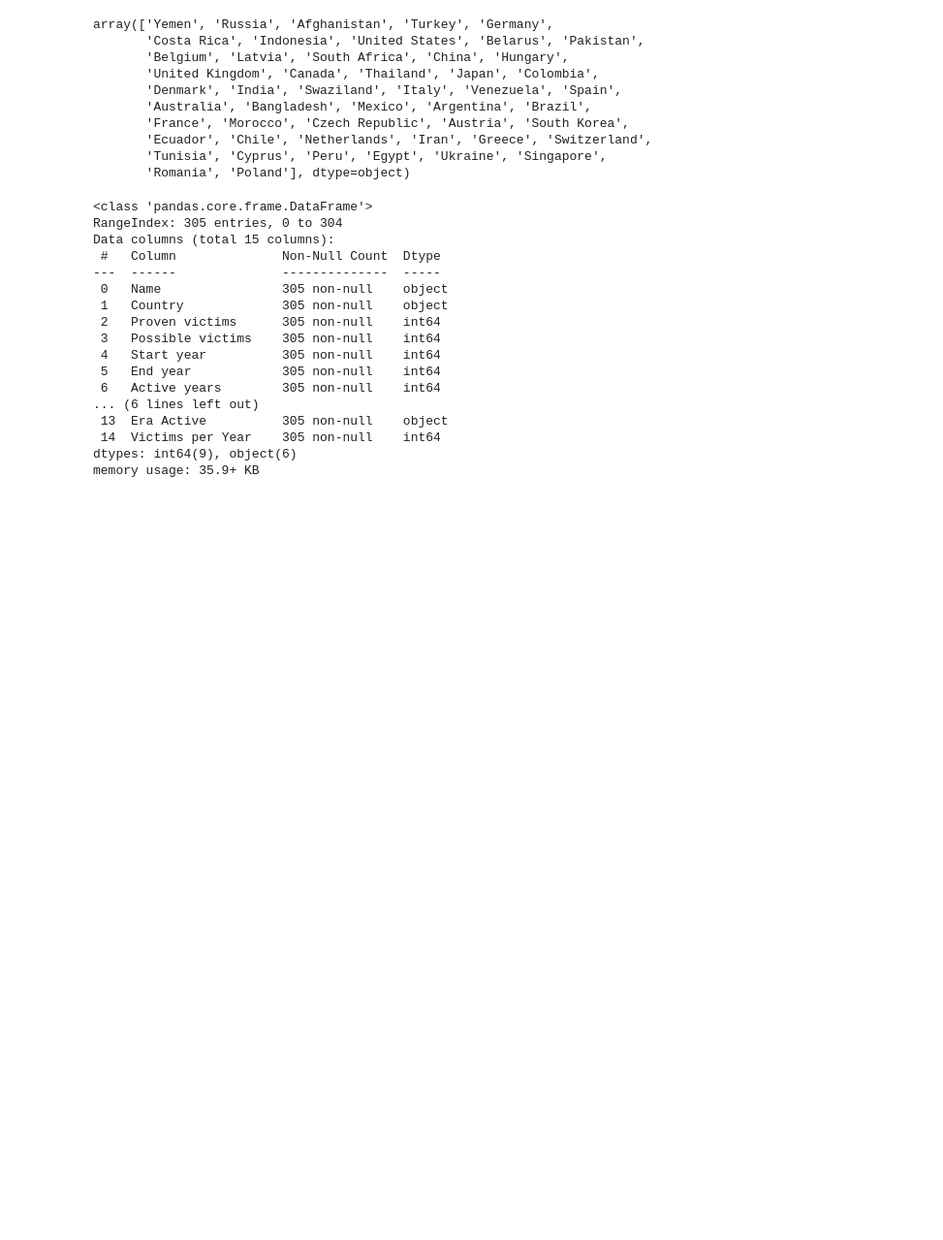
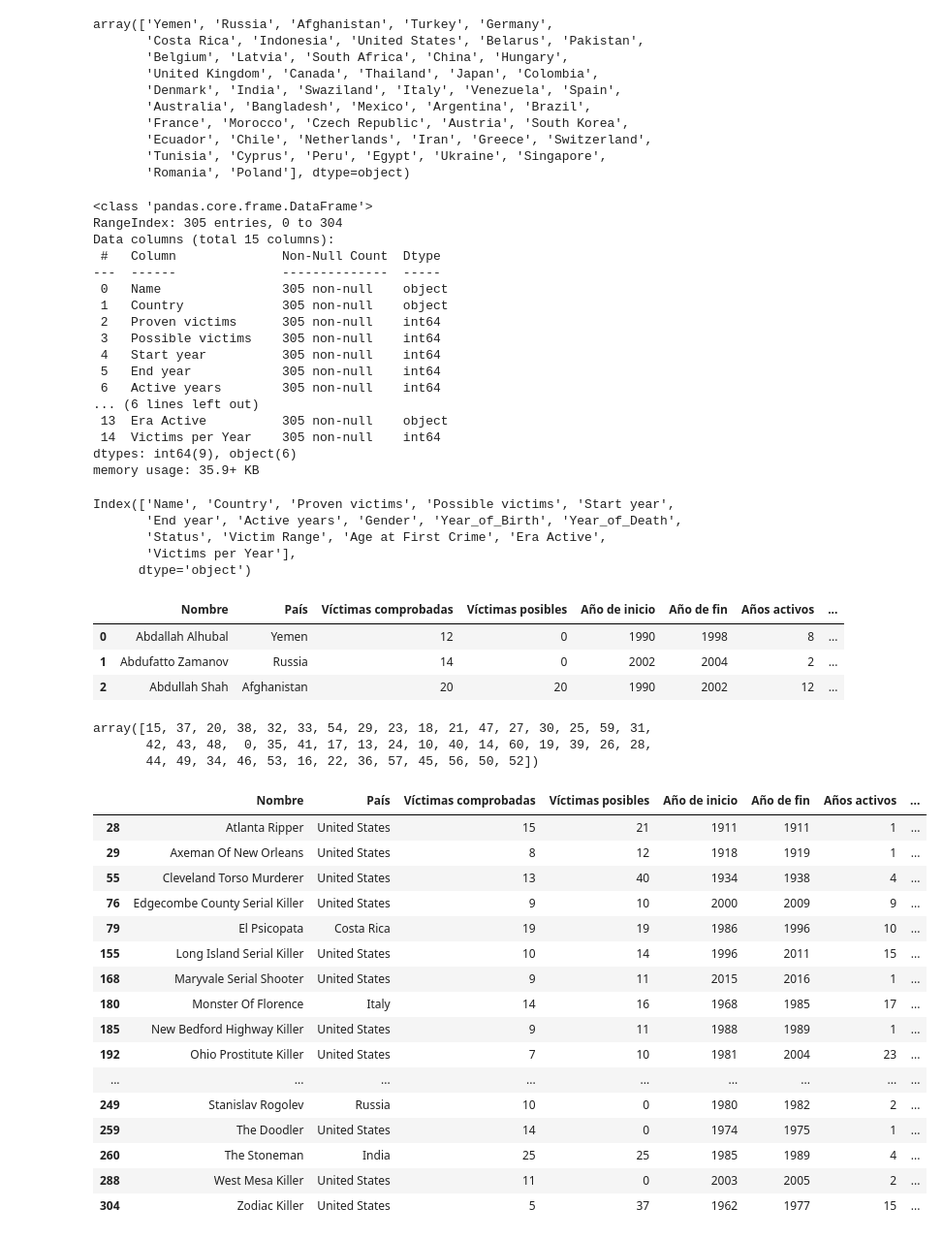
Before and after one commit to Ariana-Papantonio/promoK-modulo4-sprint2-pair-programming-rosana-ariana, a Jupyter notebook: EDA_serial_killers.ipynb, the cells around one changed output. Shown: that part at 97% size. Saved outputs shown, nothing was run; the diff lists cells and outputs as text; code cells hidden in the pictures; blank space fills up the shorter version.

```diff
--- a/EDA_serial_killers.ipynb
+++ b/EDA_serial_killers.ipynb
@@ -821,12 +821,16 @@ print(unique_names)
 def categorize_activity(victims):
     if pd.isna(victims):  # Manejar valores nulos
         return "Desconocido"
+    elif victims <= 3:
+        return "Actividad Muy Baja"
     elif victims <= 10:
         return "Actividad Baja"
-    elif victims <= 50:
-        return "Actividad moderada"
+    elif victims <= 20:
+        return "Actividad Moderada"
+    elif victims <= 35:
+        return "Actividad Alta"
     else:
-        return "Actividad Alta"
+        return "Actividad Muy Alta"
 
 # Aplicar la función al DataFrame en la columna 'Proven victims'
 df_serial_killers_final["Victim Range"] = df_serial_killers["Proven victims"].apply(categorize_activity)
@@ -1730,3 +1713,68 @@ Data columns (total 15 columns):
  14  Victims per Year    305 non-null    int64
 dtypes: int64(9), object(6)
 memory usage: 35.9+ KB
+# %%
+df_serial_killers_final.columns
+# %% [output]
+Index(['Name', 'Country', 'Proven victims', 'Possible victims', 'Start year',
+       'End year', 'Active years', 'Gender', 'Year_of_Birth', 'Year_of_Death',
+       'Status', 'Victim Range', 'Age at First Crime', 'Era Active',
+       'Victims per Year'],
+      dtype='object')
+# %%
+# renombrar las columnas a español.
+
+df_serial_killers_final.rename(columns={
+    'Name': 'Nombre',
+    'Country': 'País',
+    'Proven victims': 'Víctimas comprobadas',
+    'Possible victims': 'Víctimas posibles',
+    'Start year': 'Año de inicio',
+    'End year': 'Año de fin',
+    'Active years': 'Años activos',
+    'Gender': 'Género',
+    'Year_of_Birth': 'Año de nacimiento',
+    'Year_of_Death': 'Año de muerte',
+    'Status': 'Estado',
+    'Victim Range': 'Rango de víctimas',
+    'Age at First Crime': 'Edad en el primer crimen',
+    'Era Active': 'Era activa',
+    'Victims per Year': 'Víctimas por año'
+}, inplace=True)
+# %%
+df_serial_killers_final.head(3)
+# %% [output]
+|  | Nombre | País | Víctimas comprobadas | Víctimas posibles | Año de inicio | Año de fin | Años activos | ... |
+| 0 | Abdallah Alhubal | Yemen | 12 | 0 | 1990 | 1998 | 8 | ... |
+| 1 | Abdufatto Zamanov | Russia | 14 | 0 | 2002 | 2004 | 2 | ... |
+| 2 | Abdullah Shah | Afghanistan | 20 | 20 | 1990 | 2002 | 12 | ... |
+# %%
+df_serial_killers_final['Edad en el primer crimen'].unique()
+# %% [output]
+array([15, 37, 20, 38, 32, 33, 54, 29, 23, 18, 21, 47, 27, 30, 25, 59, 31,
+       42, 43, 48,  0, 35, 41, 17, 13, 24, 10, 40, 14, 60, 19, 39, 26, 28,
+       44, 49, 34, 46, 53, 16, 22, 36, 57, 45, 56, 50, 52])
+# %%
+
+df_serial_killers_final.loc[df_serial_killers_final['Nombre'] == 'Stanislav Rogolev', 'Año de nacimiento'] = 1941
+# %%
+ceros_edad_primer_crimen =  df_serial_killers_final[df_serial_killers_final['Edad en el primer crimen'] == 0]
+ceros_edad_primer_crimen
+# %% [output]
+|  | Nombre | País | Víctimas comprobadas | Víctimas posibles | Año de inicio | Año de fin | Años activos | ... |
+| 28 | Atlanta Ripper | United States | 15 | 21 | 1911 | 1911 | 1 | ... |
+| 29 | Axeman Of New Orleans | United States | 8 | 12 | 1918 | 1919 | 1 | ... |
+| 55 | Cleveland Torso Murderer | United States | 13 | 40 | 1934 | 1938 | 4 | ... |
+| 76 | Edgecombe County Serial Killer | United States | 9 | 10 | 2000 | 2009 | 9 | ... |
+| 79 | El Psicopata | Costa Rica | 19 | 19 | 1986 | 1996 | 10 | ... |
+| 155 | Long Island Serial Killer | United States | 10 | 14 | 1996 | 2011 | 15 | ... |
+| 168 | Maryvale Serial Shooter | United States | 9 | 11 | 2015 | 2016 | 1 | ... |
+| 180 | Monster Of Florence | Italy | 14 | 16 | 1968 | 1985 | 17 | ... |
+| 185 | New Bedford Highway Killer | United States | 9 | 11 | 1988 | 1989 | 1 | ... |
+| 192 | Ohio Prostitute Killer | United States | 7 | 10 | 1981 | 2004 | 23 | ... |
+| ... | ... | ... | ... | ... | ... | ... | ... | ... |
+| 249 | Stanislav Rogolev | Russia | 10 | 0 | 1980 | 1982 | 2 | ... |
+| 259 | The Doodler | United States | 14 | 0 | 1974 | 1975 | 1 | ... |
+| 260 | The Stoneman | India | 25 | 25 | 1985 | 1989 | 4 | ... |
+| 288 | West Mesa Killer | United States | 11 | 0 | 2003 | 2005 | 2 | ... |
+| 304 | Zodiac Killer | United States | 5 | 37 | 1962 | 1977 | 15 | ... |
```
Also changed, not shown: parts of 35 cells of this notebook, 3 other files.
